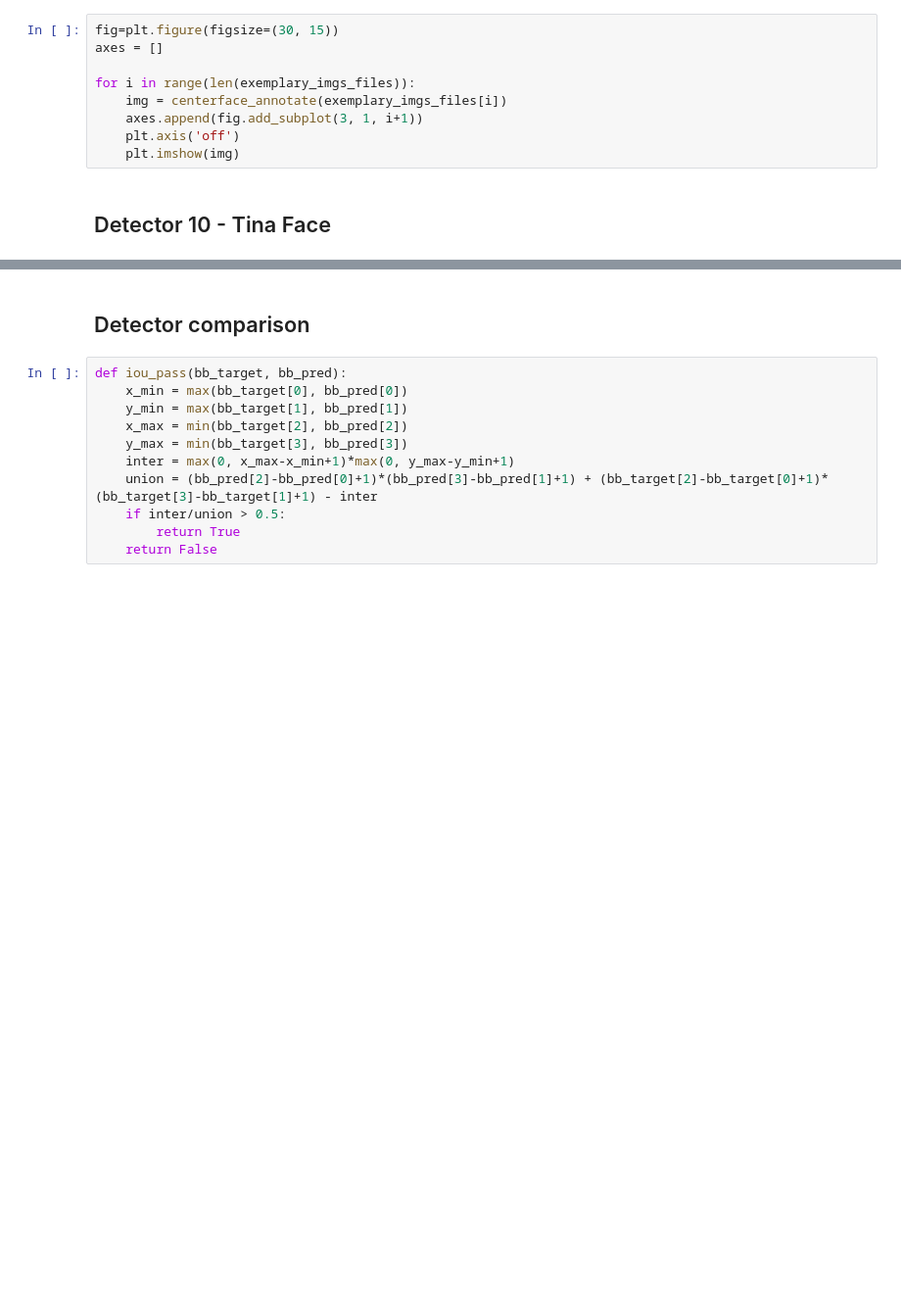
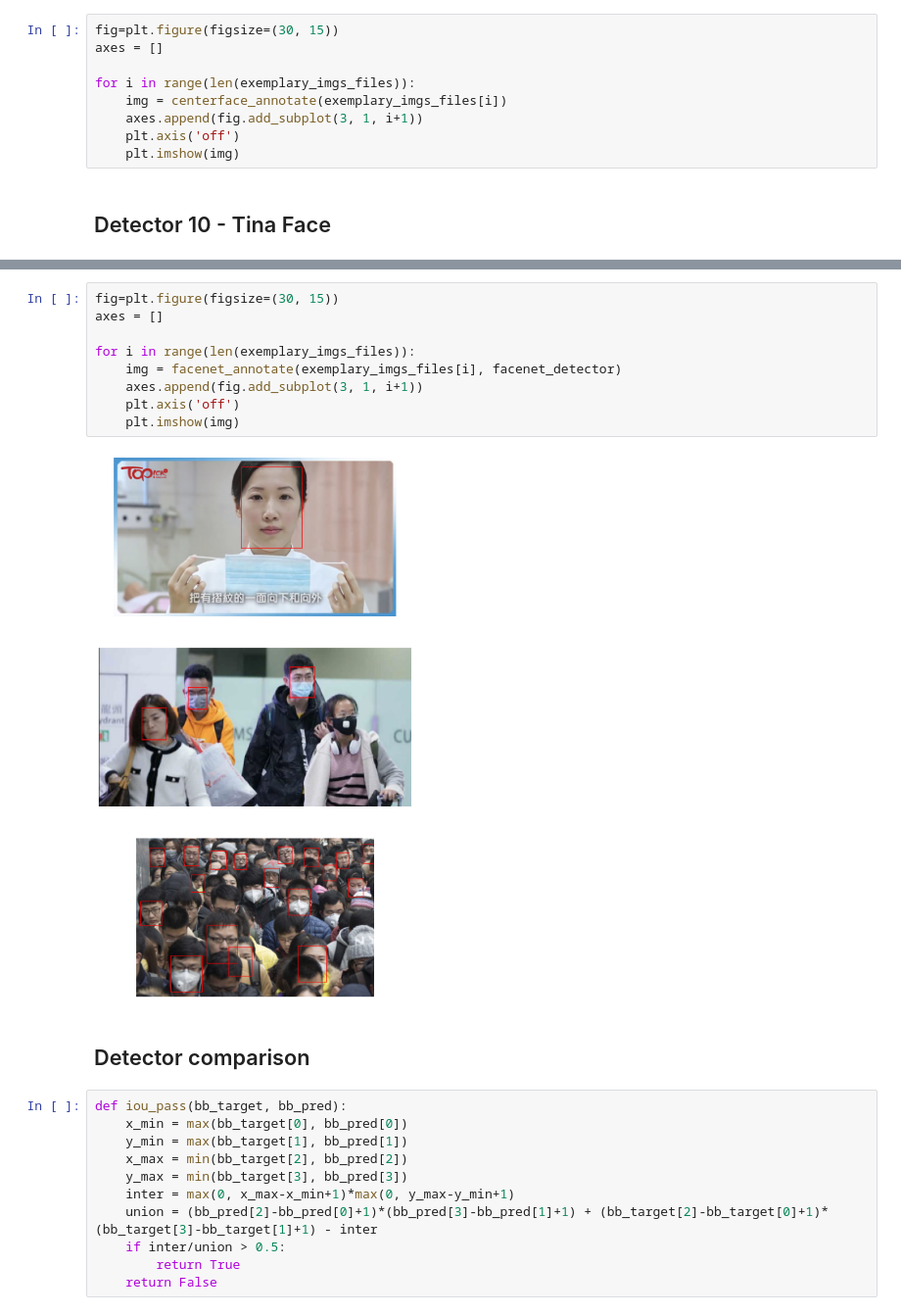
Before and after one commit to amrukwa/mask_detection, a Jupyter notebook: detector_choice.ipynb, the cells around one changed output, grey strips where cells are left out. Shown at 98% size. Drawn from its saved outputs; the diff is of its cells as text; blank space fills up the shorter version.

```diff
--- a/detector_choice.ipynb
+++ b/detector_choice.ipynb
@@ -677,3 +707,14 @@ for i in range(len(exemplary_imgs_files)):
+# %%
+fig=plt.figure(figsize=(30, 15))
+axes = []
+
+for i in range(len(exemplary_imgs_files)):
+    img = facenet_annotate(exemplary_imgs_files[i], facenet_detector)
+    axes.append(fig.add_subplot(3, 1, i+1))
+    plt.axis('off')
+    plt.imshow(img)
+# %% [output]
+[figure, added]
 # %% [markdown]
 ## Detector comparison
 # %%
```
Also changed, not shown: parts of 8 cells of this notebook, 5 other files.
